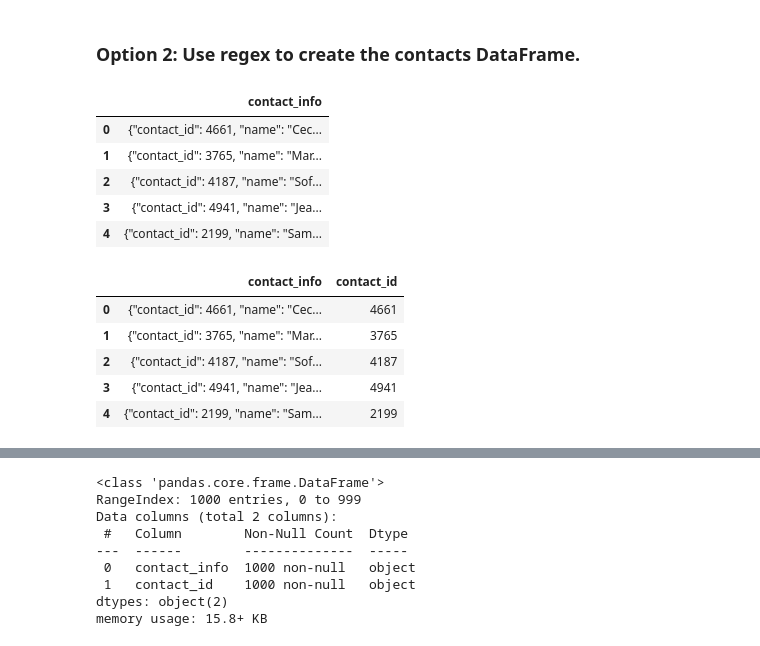
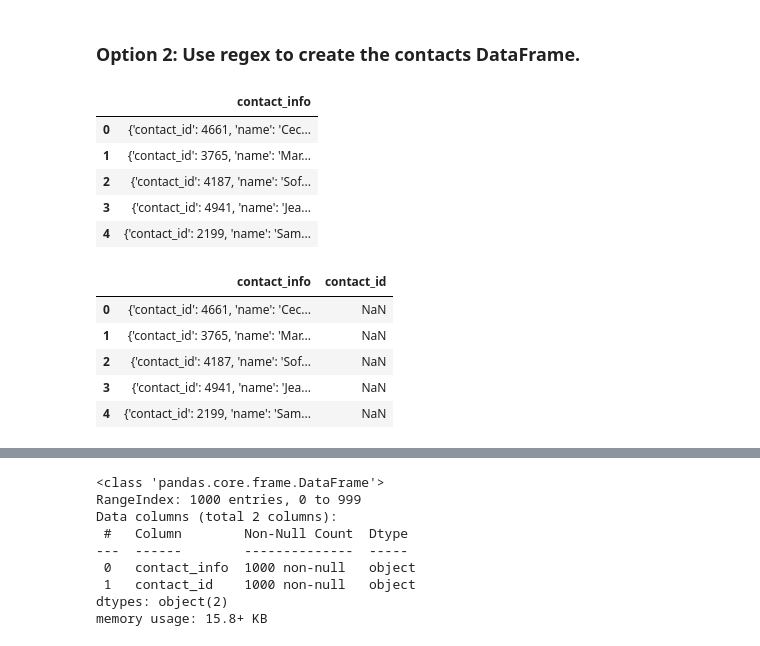
Before and after one commit to AVI-1213/Crowdfunding_ETL, a Jupyter notebook: Starter_Files/ETL_Mini_Project_SSwain_AVI.ipynb, the cells around one changed output, grey strips where cells are left out. Drawn from its saved outputs; the diff is of its cells as text; code cells hidden in the pictures.

```diff
--- a/Starter_Files/ETL_Mini_Project_SSwain_AVI.ipynb
+++ b/Starter_Files/ETL_Mini_Project_SSwain_AVI.ipynb
@@ -332,8 +332,8 @@ merged_df2.to_csv("Resources/campaign.csv", index=False)
 ### Extract the contacts.xlsx Data.
 # %%
 # Read the data into a Pandas DataFrame. Use the `header=2` parameter when reading in the data.
-contact_info_df = pd.read_excel('Resources/contacts.xlsx', header=2)
-contact_info_df.head()
+contact_info_df = pd.read_excel('Resources/contacts.xlsx', header=3)
+contact_info_df.head(5)
 # %% [output]
 |  | contact_info |
 | 0 | {"contact_id": 4661, "name": "Cec... |
@@ -353,3 +353,9 @@ contact_info_df.head()
 Then export the DataFrame as a `contacts.csv` CSV file.
 # %% [markdown]
 ### Option 1: Use Pandas to create the contacts DataFrame.
+# %%
+# Iterate through the contact_info_df and convert each row to a dictionary.
+import json
+dict_values = []
+contact_info_df['contact_info'] = contact_info_df['contact_info'].apply(json.loads)
+dict_values = contact_info_df['contact_info'].to_list()
@@ -441,17 +465,19 @@ contact_info_df_copy = contact_info_df.copy()
 contact_info_df_copy.head()
 # %% [output]
 |  | contact_info |
-| 0 | {"contact_id": 4661, "name": "Cec... |
-| 1 | {"contact_id": 3765, "name": "Mar... |
-| 2 | {"contact_id": 4187, "name": "Sof... |
-| 3 | {"contact_id": 4941, "name": "Jea... |
-| 4 | {"contact_id": 2199, "name": "Sam... |
+| 0 | {'contact_id': 4661, 'name': 'Cec... |
+| 1 | {'contact_id': 3765, 'name': 'Mar... |
+| 2 | {'contact_id': 4187, 'name': 'Sof... |
+| 3 | {'contact_id': 4941, 'name': 'Jea... |
+| 4 | {'contact_id': 2199, 'name': 'Sam... |
 # %%
 # Extract the four-digit contact ID number.
+contact_info_df_copy['contact_id'] = contact_info_df_copy['contact_info'].str.extract(r'(\d{4})')
+contact_info_df_copy.head()
 # %% [output]
 |  | contact_info | contact_id |
-| 0 | {"contact_id": 4661, "name": "Cec... | 4661 |
-| 1 | {"contact_id": 3765, "name": "Mar... | 3765 |
-| 2 | {"contact_id": 4187, "name": "Sof... | 4187 |
-| 3 | {"contact_id": 4941, "name": "Jea... | 4941 |
-| 4 | {"contact_id": 2199, "name": "Sam... | 2199 |
+| 0 | {'contact_id': 4661, 'name': 'Cec... | NaN |
+| 1 | {'contact_id': 3765, 'name': 'Mar... | NaN |
+| 2 | {'contact_id': 4187, 'name': 'Sof... | NaN |
+| 3 | {'contact_id': 4941, 'name': 'Jea... | NaN |
+| 4 | {'contact_id': 2199, 'name': 'Sam... | NaN |
```
Also changed, not shown: parts of 10 cells of this notebook, 1 other file.
